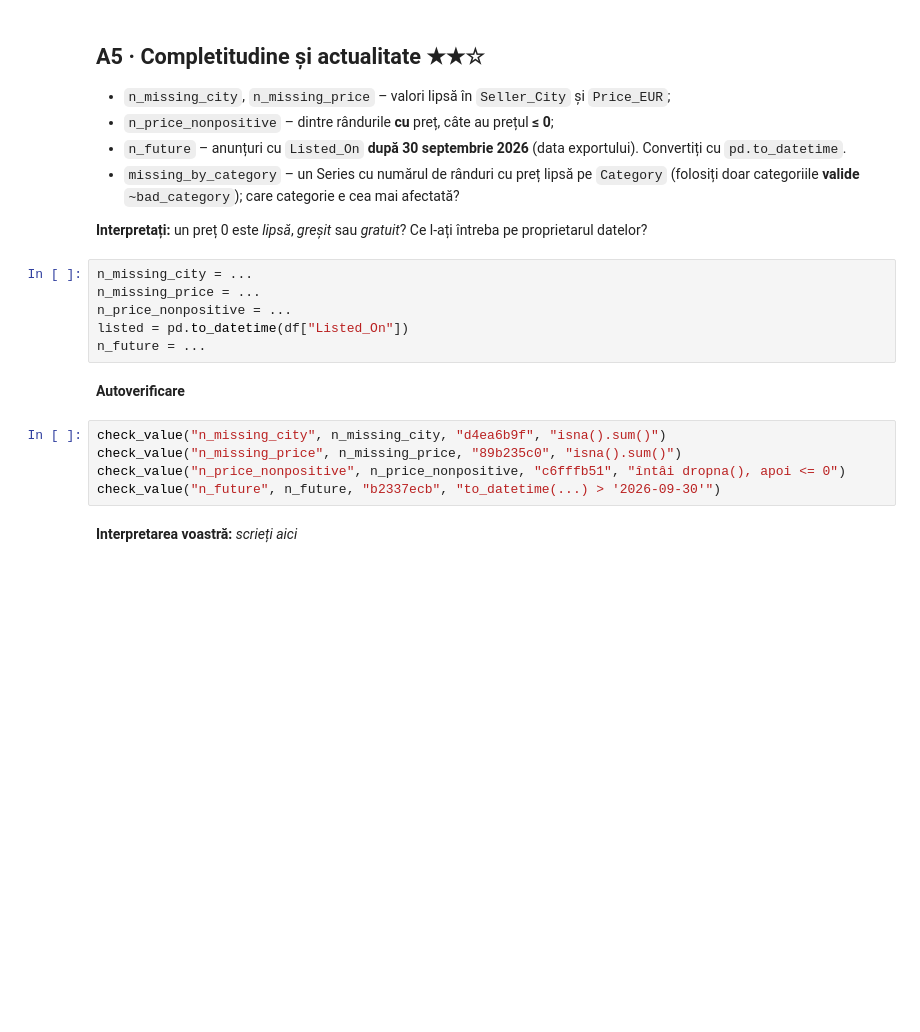
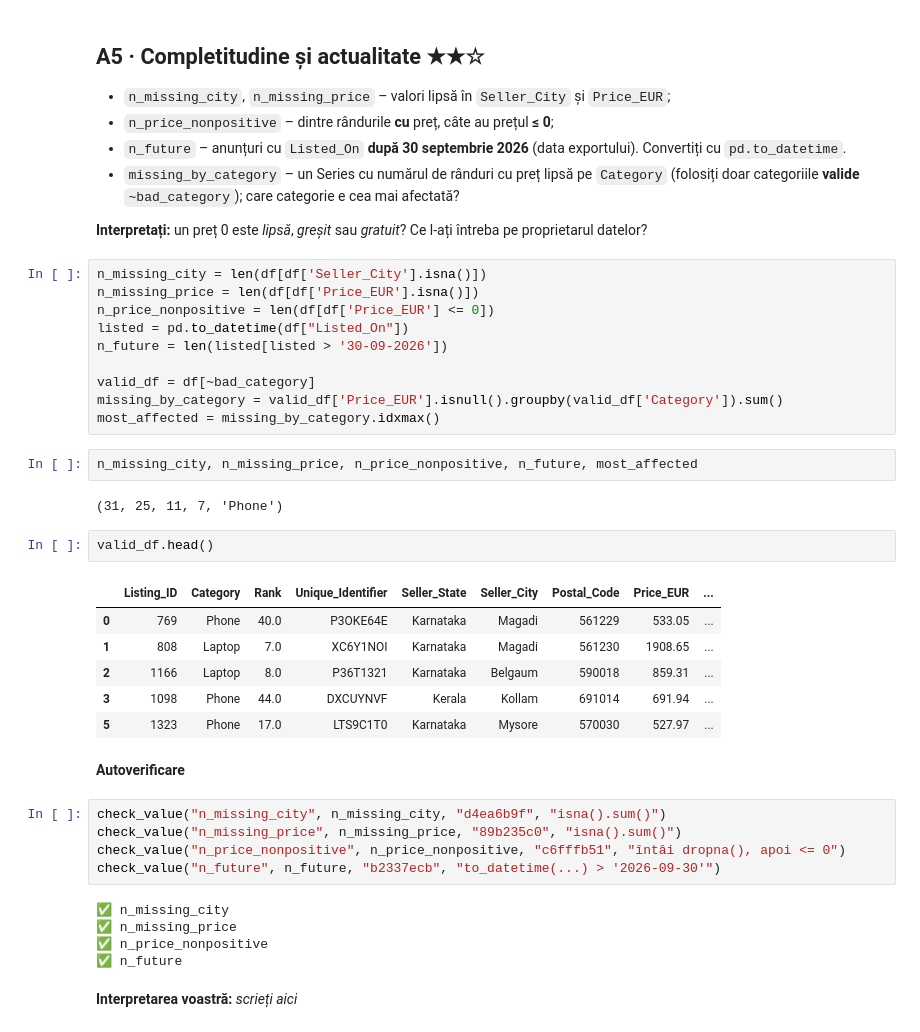
Before and after one commit to ionutzzzzz/Smart-System, a Jupyter notebook: labs/Laborator 3/Lab3_Domniteanu_Ioan.ipynb, the cells around one changed output. Cells and saved outputs as stored; diff of their text form; blank space fills up the shorter version.

```diff
--- a/labs/Laborator 3/Lab3_Domniteanu_Ioan.ipynb
+++ b/labs/Laborator 3/Lab3_Domniteanu_Ioan.ipynb
@@ -244,11 +259,28 @@ check_value("n_triple_not_in_master", n_triple_not_in_master, "d4ea6b9f", "(Stat
 
 **Interpretați:** un preț 0 este *lipsă*, *greșit* sau *gratuit*? Ce l-ați întreba pe proprietarul datelor?
 # %%
-n_missing_city = ...
-n_missing_price = ...
-n_price_nonpositive = ...
+n_missing_city = len(df[df['Seller_City'].isna()])
+n_missing_price = len(df[df['Price_EUR'].isna()])
+n_price_nonpositive = len(df[df['Price_EUR'] <= 0])
 listed = pd.to_datetime(df["Listed_On"])
-n_future = ...
+n_future = len(listed[listed > '30-09-2026'])
+
+valid_df = df[~bad_category]
+missing_by_category = valid_df['Price_EUR'].isnull().groupby(valid_df['Category']).sum()
+most_affected = missing_by_category.idxmax()
+# %%
+n_missing_city, n_missing_price, n_price_nonpositive, n_future, most_affected
+# %% [output]
+(31, 25, 11, 7, 'Phone')
+# %%
+valid_df.head()
+# %% [output]
+|  | Listing_ID | Category | Rank | Unique_Identifier | Seller_State | Seller_City | Postal_Code | Price_EUR | ... |
+| 0 | 769 | Phone | 40.0 | P3OKE64E | Karnataka | Magadi | 561229 | 533.05 | ... |
+| 1 | 808 | Laptop | 7.0 | XC6Y1NOI | Karnataka | Magadi | 561230 | 1908.65 | ... |
+| 2 | 1166 | Laptop | 8.0 | P36T1321 | Karnataka | Belgaum | 590018 | 859.31 | ... |
+| 3 | 1098 | Phone | 44.0 | DXCUYNVF | Kerala | Kollam | 691014 | 691.94 | ... |
+| 5 | 1323 | Phone | 17.0 | LTS9C1T0 | Karnataka | Mysore | 570030 | 527.97 | ... |
 # %% [markdown]
 **Autoverificare**
 # %%
@@ -256,6 +288,11 @@ check_value("n_missing_city", n_missing_city, "d4ea6b9f", "isna().sum()")
 check_value("n_missing_price", n_missing_price, "89b235c0", "isna().sum()")
 check_value("n_price_nonpositive", n_price_nonpositive, "c6fffb51", "întâi dropna(), apoi <= 0")
 check_value("n_future", n_future, "b2337ecb", "to_datetime(...) > '2026-09-30'")
+# %% [output]
+✅ n_missing_city
+✅ n_missing_price
+✅ n_price_nonpositive
+✅ n_future
 # %% [markdown]
 **Interpretarea voastră:** _scrieți aici_
 # %% [markdown]
```
Also changed, not shown: parts of 23 cells of this notebook, 1 other file.
